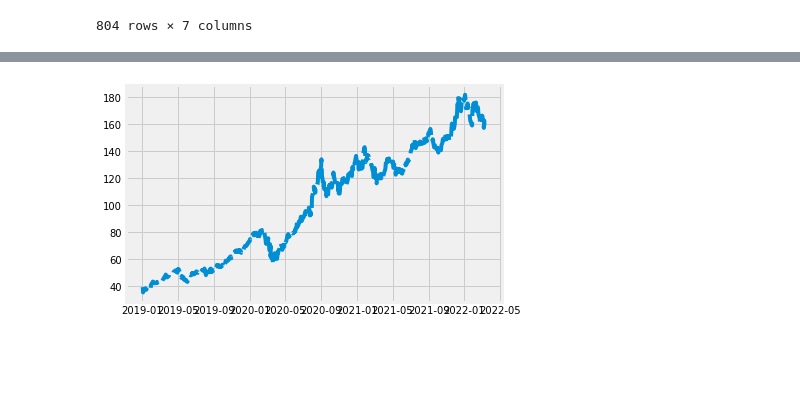
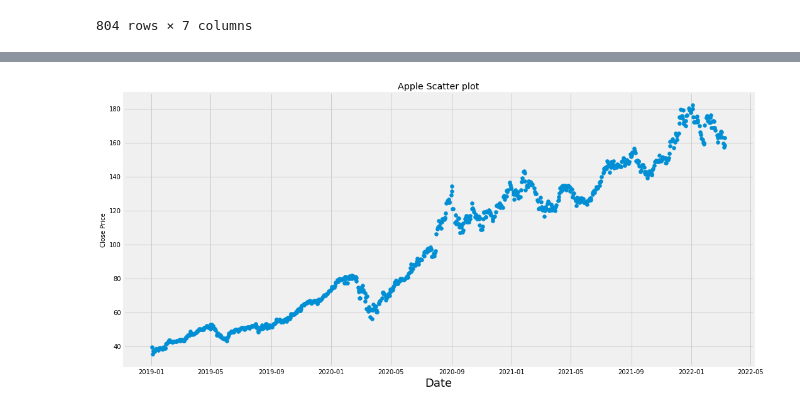
Before and after one commit to aanilkumarreddy/Angular-Assignment, a Jupyter notebook: dataexploringFAANG.ipynb, the cells around one changed output, grey strips where cells are left out. Cells and saved outputs as stored; diff of their text form; code cells hidden in the pictures; blank space fills up the shorter version.

```diff
--- a/dataexploringFAANG.ipynb
+++ b/dataexploringFAANG.ipynb
@@ -66,11 +66,16 @@ fig.update_layout(xaxis_rangeslider_visible=False)
 fig.show()
 # %% [output]
 [interactive output not drawn]
-# %%
-plt.plot(appleCSV['Date'], appleCSV['Close'], linestyle = 'dashed')
-plt.show()
-# %% [output]
-[figure, removed]
+# %%
+
+plt.figure(figsize=(16,8))
+plt.title('Apple Scatter plot')
+plt.xlabel('Date',fontsize=18)
+plt.ylabel('Close Price',fontsize=10)
+plt.scatter(appleCSV['Date'], appleCSV['Close'])
+plt.show()
+# %% [output]
+[figure, added]
 # %%
 googleCSV = pd.read_csv('GOOG.csv',parse_dates=['Date']);
 
```
Also changed, not shown: parts of 7 cells of this notebook.
